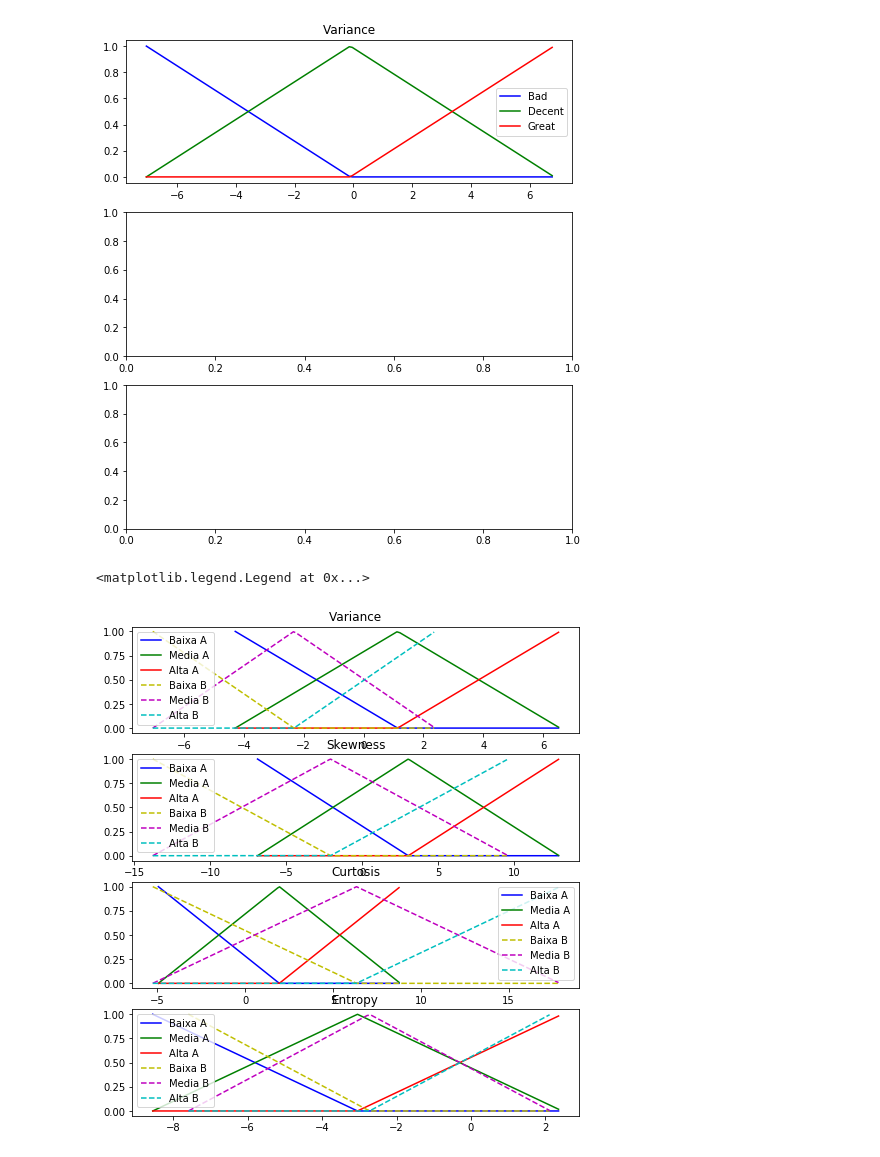
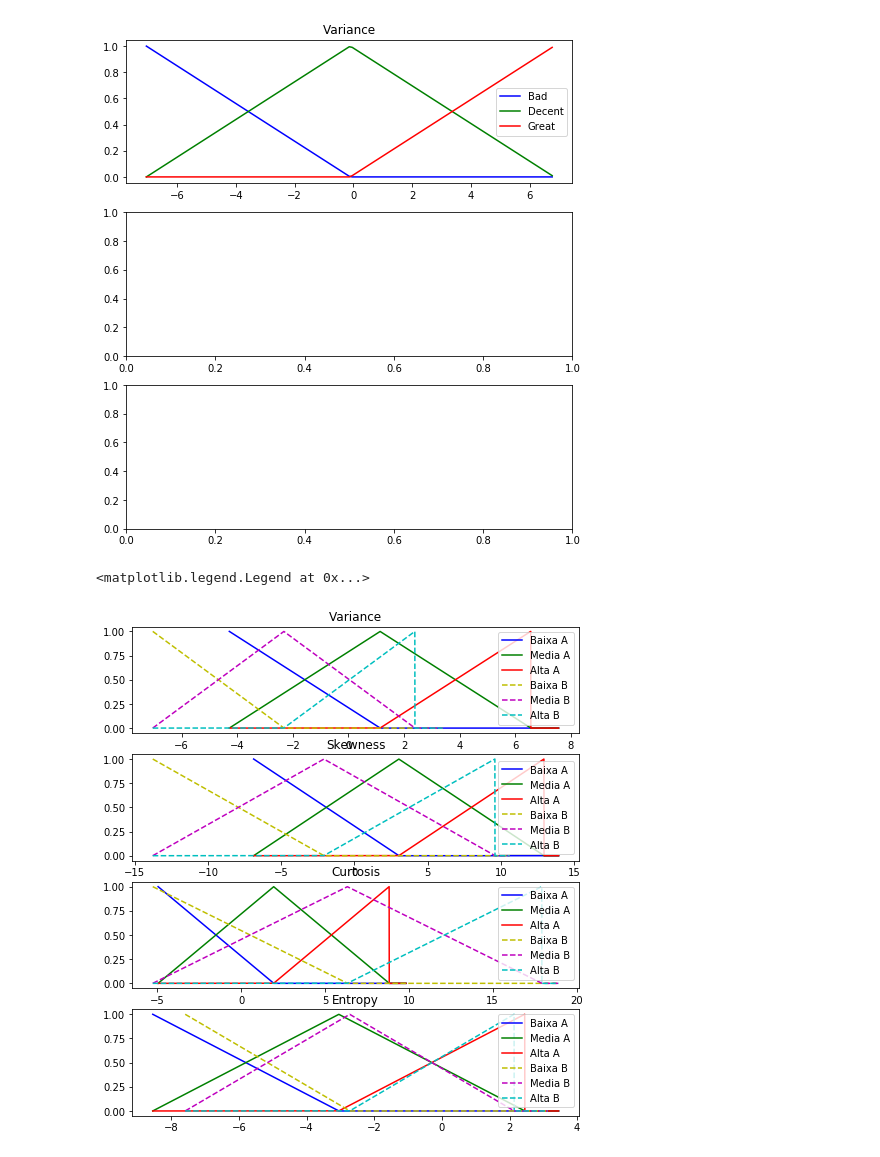
Before and after one commit to Minoro/data-science-theory, a Jupyter notebook: IA/fuzzy/Exercício de Fuzzy.ipynb, the cells around one changed output. Saved outputs shown, nothing was run; the diff lists cells and outputs as text; code cells hidden in the pictures.

```diff
--- a/IA/fuzzy/Exercício de Fuzzy.ipynb
+++ b/IA/fuzzy/Exercício de Fuzzy.ipynb
@@ -134,7 +134,7 @@ def get_min_max_step(data):
 
 def build_trimf(data):
     min_v, max_v, step = get_min_max_step(data)
-    x_data = np.arange(min_v, max_v, 0.1)
+    x_data = np.arange(min_v, max_v + 1.001, 0.001)
 
     data_lo = fuzz.trimf(x_data, [min_v, min_v, (min_v + step)])
     data_md = fuzz.trimf(x_data, [min_v, (min_v + step), max_v])
@@ -186,31 +186,31 @@ ax1.plot(x_skewness_data_a, skewness_a_lo, 'b', linewidth=1.5, label='Baixa A')
 ax1.plot(x_skewness_data_a, skewness_a_md, 'g', linewidth=1.5, label='Media A')
 ax1.plot(x_skewness_data_a, skewness_a_hi, 'r', linewidth=1.5, label='Alta A')
 
 ax1.plot(x_skewness_data_b, skewness_b_lo, 'y--', linewidth=1.5, label='Baixa B')
 ax1.plot(x_skewness_data_b, skewness_b_md, 'm--', linewidth=1.5, label='Media B')
 ax1.plot(x_skewness_data_b, skewness_b_hi, 'c--', linewidth=1.5, label='Alta B')
 ax1.set_title('Skewness')
 ax1.legend()
 
 ax2.plot(x_curtosis_data_a, curtosis_a_lo, 'b', linewidth=1.5, label='Baixa A')
 ax2.plot(x_curtosis_data_a, curtosis_a_md, 'g', linewidth=1.5, label='Media A')
 ax2.plot(x_curtosis_data_a, curtosis_a_hi, 'r', linewidth=1.5, label='Alta A')
 
 ax2.plot(x_curtosis_data_b, curtosis_b_lo, 'y--', linewidth=1.5, label='Baixa B')
 ax2.plot(x_curtosis_data_b, curtosis_b_md, 'm--', linewidth=1.5, label='Media B')
 ax2.plot(x_curtosis_data_b, curtosis_b_hi, 'c--', linewidth=1.5, label='Alta B')
 ax2.set_title('Curtosis')
 ax2.legend()
 
 ax3.plot(x_entropy_data_a, entropy_a_lo, 'b', linewidth=1.5, label='Baixa A')
 ax3.plot(x_entropy_data_a, entropy_a_md, 'g', linewidth=1.5, label='Media A')
 ax3.plot(x_entropy_data_a, entropy_a_hi, 'r', linewidth=1.5, label='Alta A')
 
 ax3.plot(x_entropy_data_b, entropy_b_lo, 'y--', linewidth=1.5, label='Baixa B')
 ax3.plot(x_entropy_data_b, entropy_b_md, 'm--', linewidth=1.5, label='Media B')
 ax3.plot(x_entropy_data_b, entropy_b_hi, 'c--', linewidth=1.5, label='Alta B')
 ax3.set_title('Entropy')
 ax3.legend()
 # %% [output]
 <matplotlib.legend.Legend at 0x...>
-[figure, old version]
+[figure, new version]
```
Also changed, not shown: parts of 3 cells of this notebook, 1 other file.
